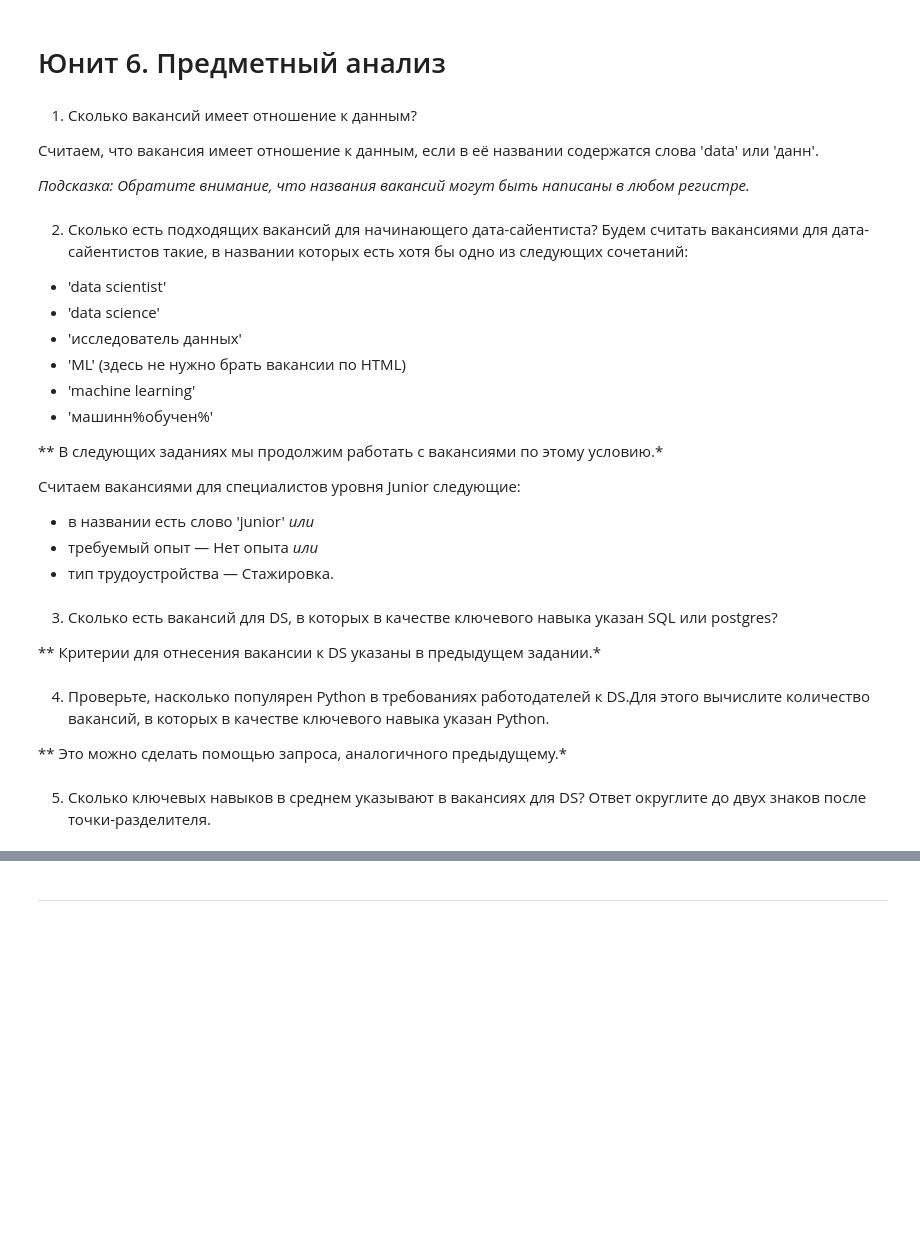
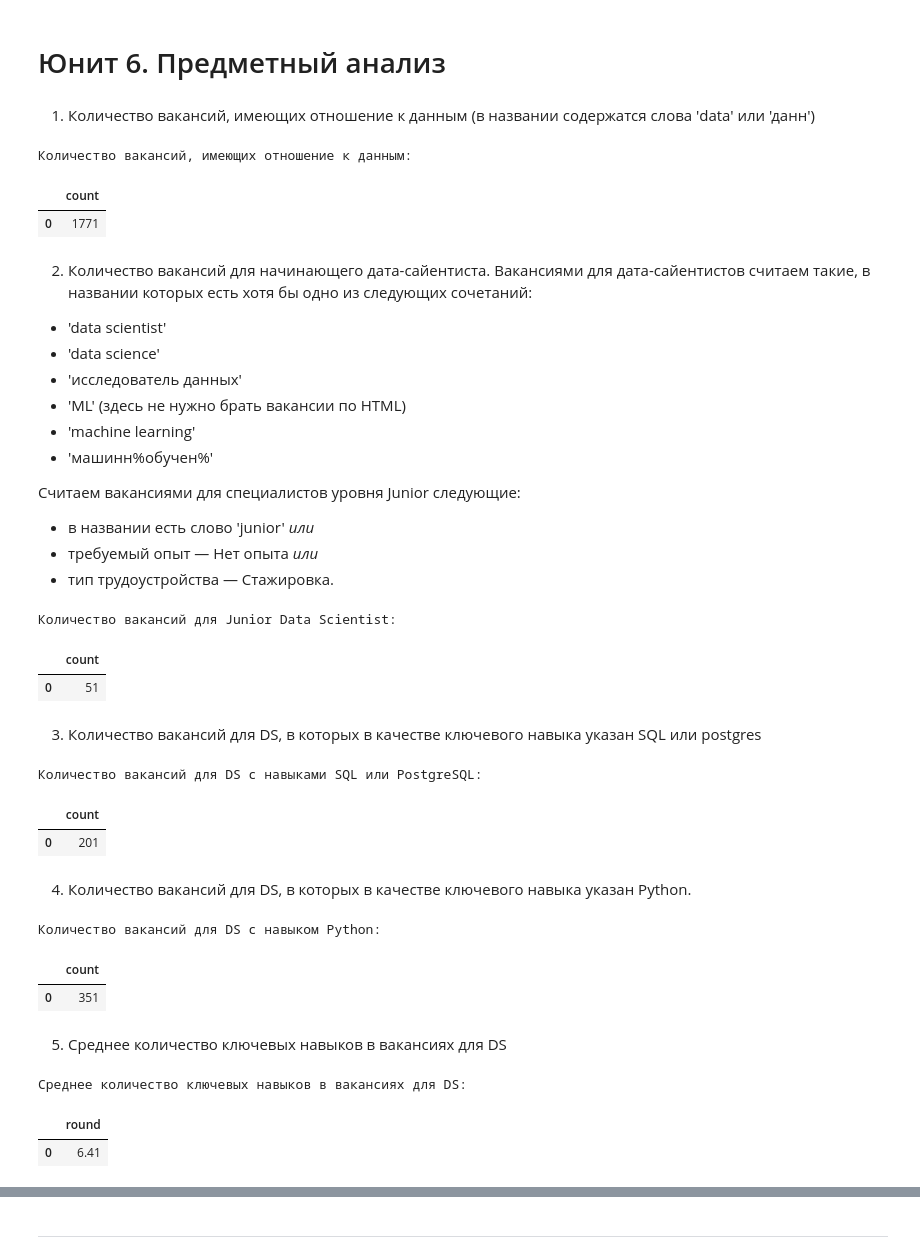
Before and after one commit to denis-marchenkov-sf/sf_headhunter_sql, a Jupyter notebook: main.ipynb, the cells around one changed output, grey strips where cells are left out. Saved outputs shown, nothing was run; the diff lists cells and outputs as text; code cells hidden in the pictures; blank space fills up the shorter version.

```diff
--- a/main.ipynb
+++ b/main.ipynb
@@ -794,18 +806,33 @@ bar_yandex_mil_vacancy.show()
 # %% [markdown]
 # Юнит 6. Предметный анализ
 # %% [markdown]
-1. Сколько вакансий имеет отношение к данным?
-
-Считаем, что вакансия имеет отношение к данным, если в её названии содержатся слова 'data' или 'данн'.
-
-*Подсказка: Обратите внимание, что названия вакансий могут быть написаны в любом регистре.*
+1. Количество вакансий, имеющих отношение к данным (в названии содержатся слова 'data' или 'данн')
 # %%
 # текст запроса
+query_6_1 = f'''
+
+SELECT
+    COUNT(*)
+FROM
+    public.vacancies
+WHERE
+    name ILIKE '%data%'
+    OR
+    name ILIKE '%данн%'
+
+'''
 # %%
 # результат запроса
+print('Количество вакансий, имеющих отношение к данным:')
+df_data_vacancy = pd.read_sql_query(query_6_1, connection)
+display(df_data_vacancy)
+# %% [output]
+Количество вакансий, имеющих отношение к данным:
+|  | count |
+| 0 | 1771 |
 # %% [markdown]
-2. Сколько есть подходящих вакансий для начинающего дата-сайентиста?
-Будем считать вакансиями для дата-сайентистов такие, в названии которых есть хотя бы одно из следующих сочетаний:
+2. Количество вакансий для начинающего дата-сайентиста.
+Вакансиями для дата-сайентистов считаем такие, в названии которых есть хотя бы одно из следующих сочетаний:
 * 'data scientist'
 * 'data science'
 * 'исследователь данных'
@@ -813,8 +840,6 @@ bar_yandex_mil_vacancy.show()
 * 'machine learning'
 * 'машинн%обучен%'
 
-** В следующих заданиях мы продолжим работать с вакансиями по этому условию.*
-
 Считаем вакансиями для специалистов уровня Junior следующие:
 * в названии есть слово 'junior' *или*
 * требуемый опыт — Нет опыта *или*
@@ -824,8 +890,15 @@ bar_yandex_mil_vacancy.show()
 # %%
 # результат запроса
+print('Количество вакансий для Junior Data Scientist:')
+df_junior_ds_vacancy = pd.read_sql_query(query_6_2, connection)
+display(df_junior_ds_vacancy)
+
+df_ds_vacancy = pd.read_sql_query(query_6_2_1, connection)
+# %% [output]
+Количество вакансий для Junior Data Scientist:
+|  | count |
+| 0 | 51 |
 # %% [markdown]
-3. Сколько есть вакансий для DS, в которых в качестве ключевого навыка указан SQL или postgres?
-
-** Критерии для отнесения вакансии к DS указаны в предыдущем задании.*
+3. Количество вакансий для DS, в которых в качестве ключевого навыка указан SQL или postgres
 # %%
 # текст запроса
@@ -832,8 +921,13 @@ bar_yandex_mil_vacancy.show()
 # %%
 # результат запроса
+print('Количество вакансий для DS с навыками SQL или PostgreSQL:')
+df_sql_postgres_skills = pd.read_sql_query(query_6_3, connection)
+display(df_sql_postgres_skills)
+# %% [output]
+Количество вакансий для DS с навыками SQL или PostgreSQL:
+|  | count |
+| 0 | 201 |
 # %% [markdown]
-4. Проверьте, насколько популярен Python в требованиях работодателей к DS.Для этого вычислите количество вакансий, в которых в качестве ключевого навыка указан Python.
-
-** Это можно сделать помощью запроса, аналогичного предыдущему.*
+4. Количество вакансий для DS, в которых в качестве ключевого навыка указан Python.
 # %%
 # текст запроса
@@ -840,7 +950,13 @@ bar_yandex_mil_vacancy.show()
 # %%
 # результат запроса
+print('Количество вакансий для DS c навыком Python:')
+df_python_skills = pd.read_sql_query(query_6_4, connection)
+display(df_python_skills)
+# %% [output]
+Количество вакансий для DS c навыком Python:
+|  | count |
+| 0 | 351 |
 # %% [markdown]
-5. Сколько ключевых навыков в среднем указывают в вакансиях для DS?
-Ответ округлите до двух знаков после точки-разделителя.
+5. Среднее количество ключевых навыков в вакансиях для DS
 # %%
 # текст запроса
@@ -847,3 +975,10 @@ bar_yandex_mil_vacancy.show()
 # %%
 # результат запроса
+print('Среднее количество ключевых навыков в вакансиях для DS:')
+df_ds_skills_avg = pd.read_sql_query(query_6_5, connection)
+display(df_ds_skills_avg)
+# %% [output]
+Среднее количество ключевых навыков в вакансиях для DS:
+|  | round |
+| 0 | 6.41 |
 # %% [markdown]
```
Also changed, not shown: parts of 13 cells of this notebook, 3 other files.
